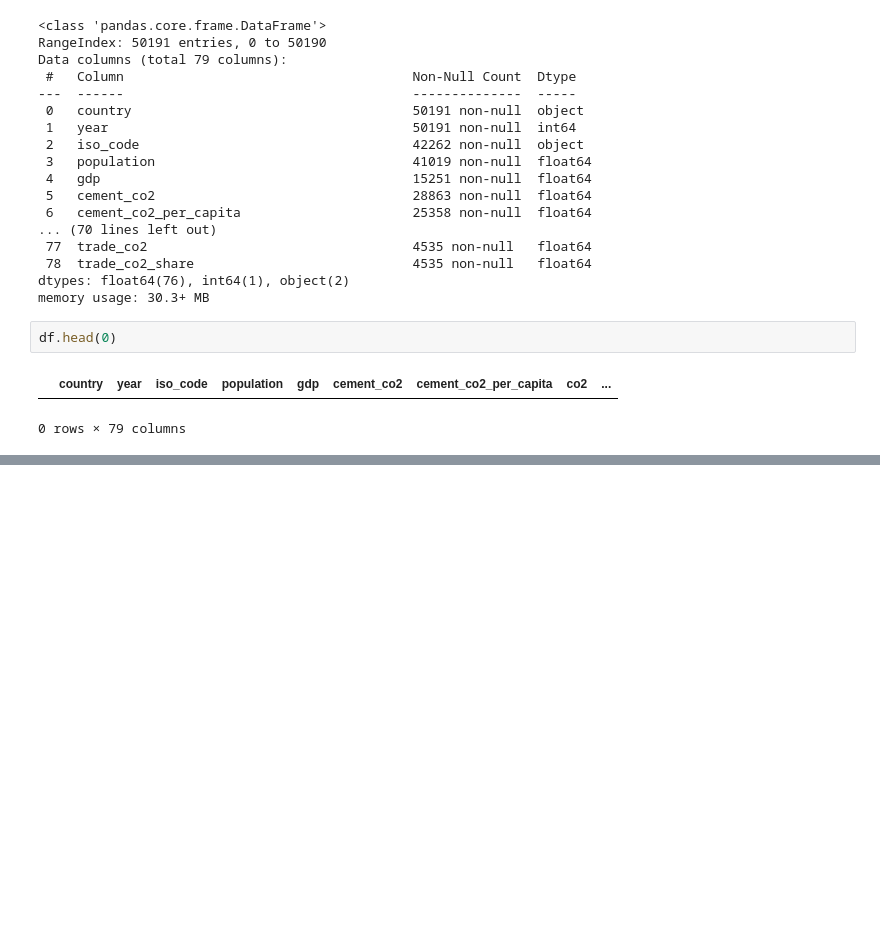
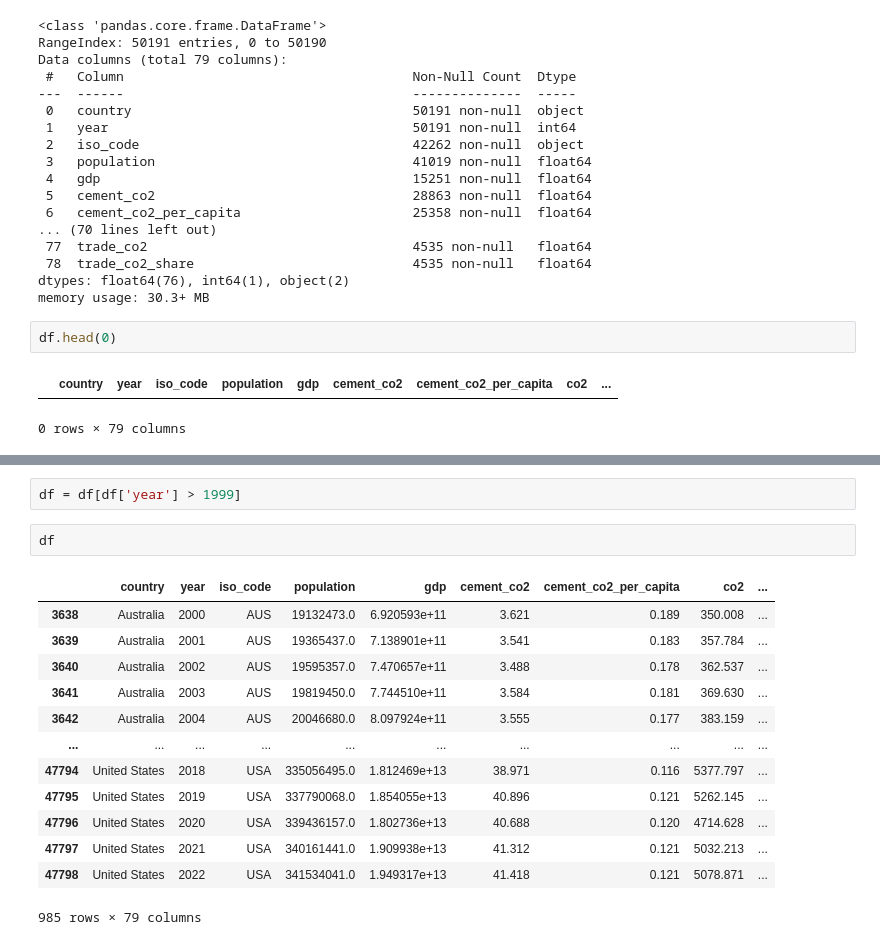
Before and after one commit to Emmanuel-km/Climate-Data-Analysis, a Jupyter notebook: Code-data-analysis/climate_data_anlysis.ipynb, the cells around one changed output, grey strips where cells are left out. Cells and saved outputs as stored; diff of their text form; blank space fills up the shorter version.

```diff
--- a/Code-data-analysis/climate_data_anlysis.ipynb
+++ b/Code-data-analysis/climate_data_anlysis.ipynb
@@ -41,0 +97,18 @@ df.head(0)
+# %%
+df = df[df['year'] > 1999]
+# %%
+df
+# %% [output]
+|  | country | year | iso_code | population | gdp | cement_co2 | cement_co2_per_capita | co2 | ... |
+| 3638 | Australia | 2000 | AUS | 19132473.0 | 6.920593e+11 | 3.621 | 0.189 | 350.008 | ... |
+| 3639 | Australia | 2001 | AUS | 19365437.0 | 7.138901e+11 | 3.541 | 0.183 | 357.784 | ... |
+| 3640 | Australia | 2002 | AUS | 19595357.0 | 7.470657e+11 | 3.488 | 0.178 | 362.537 | ... |
+| 3641 | Australia | 2003 | AUS | 19819450.0 | 7.744510e+11 | 3.584 | 0.181 | 369.630 | ... |
+| 3642 | Australia | 2004 | AUS | 20046680.0 | 8.097924e+11 | 3.555 | 0.177 | 383.159 | ... |
+| ... | ... | ... | ... | ... | ... | ... | ... | ... | ... |
+| 47794 | United States | 2018 | USA | 335056495.0 | 1.812469e+13 | 38.971 | 0.116 | 5377.797 | ... |
+| 47795 | United States | 2019 | USA | 337790068.0 | 1.854055e+13 | 40.896 | 0.121 | 5262.145 | ... |
+| 47796 | United States | 2020 | USA | 339436157.0 | 1.802736e+13 | 40.688 | 0.120 | 4714.628 | ... |
+| 47797 | United States | 2021 | USA | 340161441.0 | 1.909938e+13 | 41.312 | 0.121 | 5032.213 | ... |
+| 47798 | United States | 2022 | USA | 341534041.0 | 1.949317e+13 | 41.418 | 0.121 | 5078.871 | ... |
+985 rows × 79 columns
```
Also changed, not shown: parts of 4 cells of this notebook.
